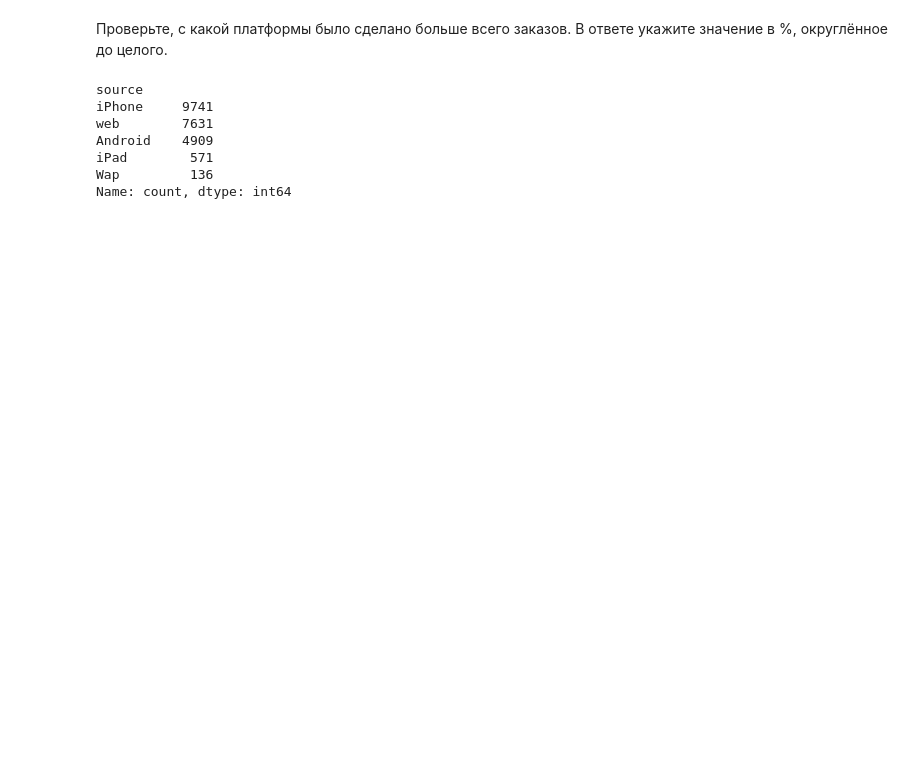
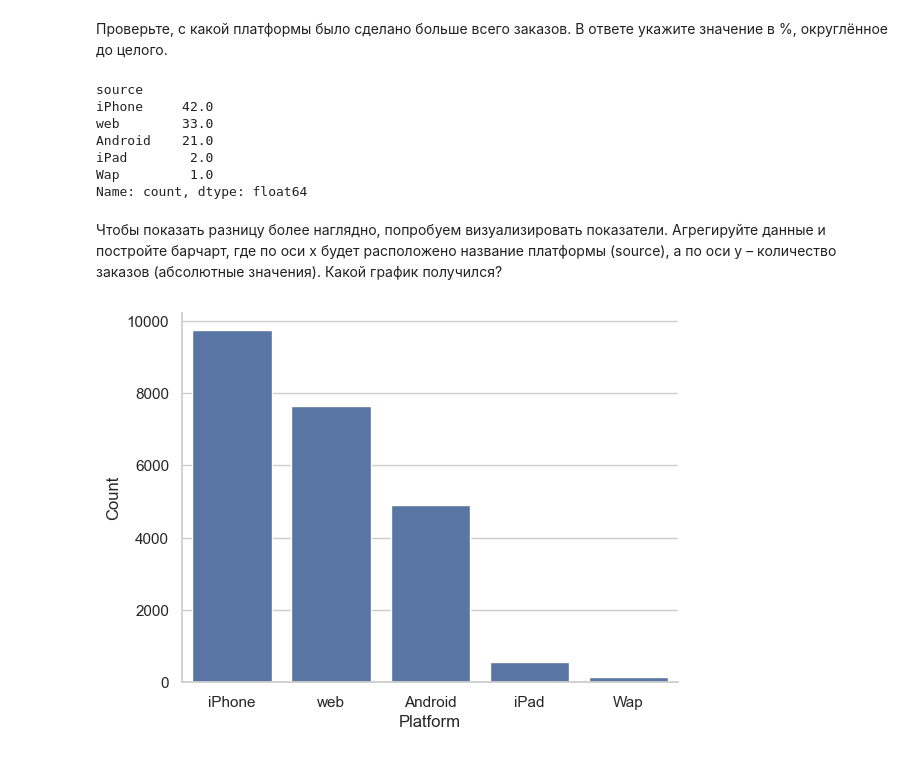
Before and after one commit to Praldmur/Simulation, a Jupyter notebook: lesson_2_3.ipynb, the cells around one changed output. Saved outputs shown, nothing was run; the diff lists cells and outputs as text; code cells hidden in the pictures; blank space fills up the shorter version.

```diff
--- a/lesson_2_3.ipynb
+++ b/lesson_2_3.ipynb
@@ -118,12 +118,25 @@ taxi.head()
 # %% [markdown]
 Проверьте, с какой платформы было сделано больше всего заказов. В ответе укажите значение в %, округлённое до целого.
 # %%
-taxi.source.value_counts()
+np.round(taxi.source.value_counts() / len(taxi) * 100)
 # %% [output]
 source
-iPhone     9741
-web        7631
-Android    4909
-iPad        571
-Wap         136
-Name: count, dtype: int64
+iPhone     42.0
+web        33.0
+Android    21.0
+iPad        2.0
+Wap         1.0
+Name: count, dtype: float64
+# %% [markdown]
+Чтобы показать разницу более наглядно, попробуем визуализировать показатели.
+Агрегируйте данные и постройте барчарт, где по оси x будет расположено название платформы (source), а по оси y – количество заказов (абсолютные значения).
+Какой график получился?
+# %%
+source_score = taxi.source.value_counts().reset_index()
+source_score.columns = ['source', 'count']
+# %%
+ax = sns.barplot(x='source', y="count", data=source_score)
+ax.set(xlabel='Platform', ylabel='Count')  # подписываем оси
+sns.despine()  # убрать часть рамки графика
+# %% [output]
+[figure, added]
```
Also changed, not shown: parts of 18 cells of this notebook.
